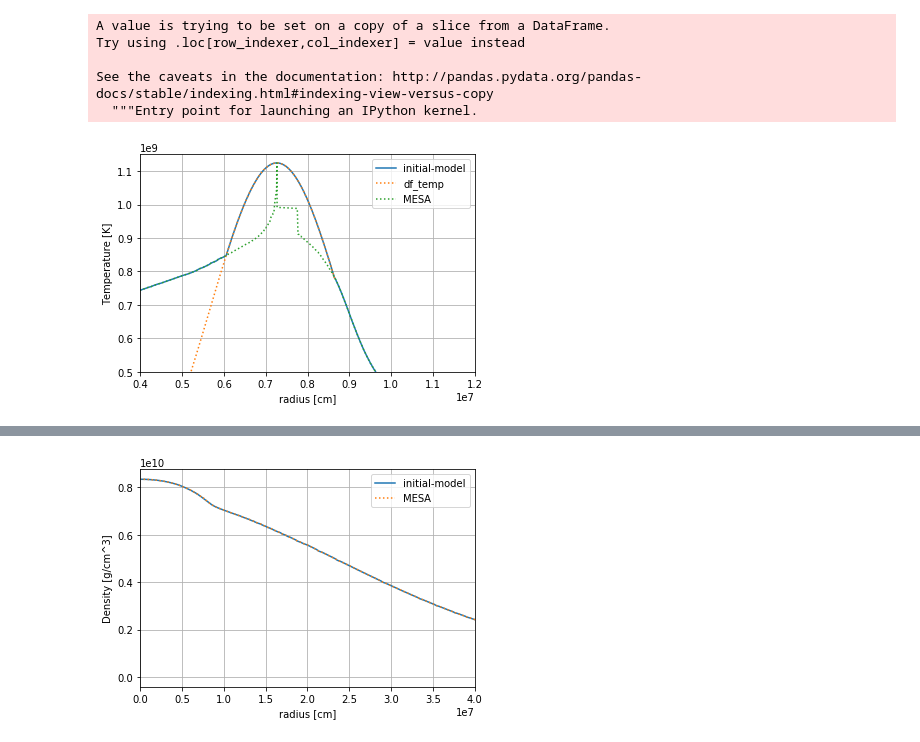
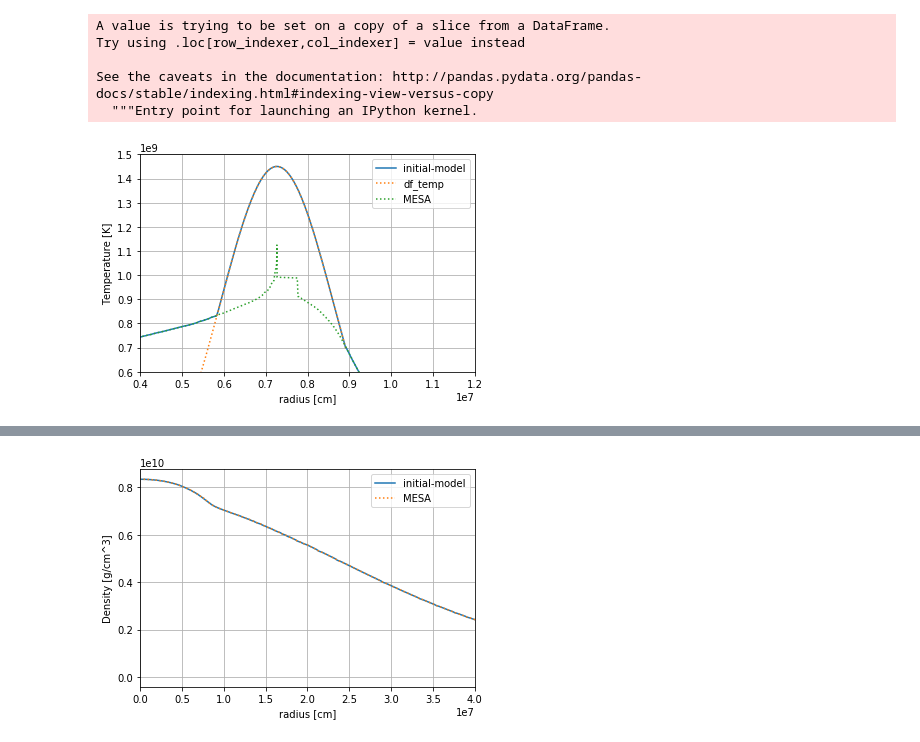
Before and after one commit to XinlongSBU/xinlong_file, a Jupyter notebook: initial-model_prepare/generate_raw.ipynb, the cells around one changed output, grey strips where cells are left out. Drawn from its saved outputs; the diff is of its cells as text; code cells hidden in the pictures.

```diff
--- a/initial-model_prepare/generate_raw.ipynb
+++ b/initial-model_prepare/generate_raw.ipynb
@@ -41,7 +41,7 @@ length
 # %% [output]
 1901
 # %%
-df = data[data['temperature [K]']>7.8e8]
+df = data[data['temperature [K]']>7.0e8]
 dff = data[data['temperature [K]']>8.5e8]
 dfff = data[data['r_center [cm]']<8.5e6]
 # %%
@@ -54,10 +54,11 @@ See the caveats in the documentation: http://pandas.pydata.org/pandas-docs/stabl
   """Entry point for launching an IPython kernel.
 # %%
 df_max = df[df['temperature [K]'] == max(df['temperature [K]'])]
+temp_width = 3700000000000
 # %%
 r0 = float(df_max['r_center [cm]'])
 # %%
-df['temp'] = max(df['temperature [K]'])*np.exp(-(df['r_center [cm]']-r0)**2/5200000000000)
+df['temp'] = 1.45e9*np.exp(-(df['r_center [cm]']-r0)**2/temp_width)
 # %% [output]
 A value is trying to be set on a copy of a slice from a DataFrame.
 Try using .loc[row_indexer,col_indexer] = value instead
@@ -67,8 +68,8 @@ See the caveats in the documentation: http://pandas.pydata.org/pandas-docs/stabl
 # %%
 dn = pd.DataFrame(data = [0]*data.shape[0], columns=['temp'])
 
-index1 = 539
-index2 = 741
+index1 = 535
+index2 = 770
 dn.temp[index1:index2] = df[(df.index>(index1-1)) & (df.index<index2)]['temp']
 dn.temp[0:index1] = data['temperature [K]'][0:index1]
 dn.temp[index2:length] = data['temperature [K]'][index2:length]
@@ -77,16 +78,16 @@ data['temperature [K]'] = dn['temp']
 # %%
 plt.plot(data['r_center [cm]'],data['temperature [K]'],label='initial-model')
 #plt.plot(df['r_center [cm]'],df['temperature [K]'],':',label='df')
 plt.plot(df['r_center [cm]'],df['temp'],':',label='df_temp')
 #plt.plot(data['r_center [cm]'],dn['temp'],'o:',label='dn')
 plt.plot(r_cm,temp,":",label="MESA")
 plt.xlim(4e6,12e6)
-plt.ylim(5.e8,11.5e8)
+plt.ylim(6.e8,15e8)
 plt.grid()
 plt.xlabel("radius [cm]")
 plt.ylabel("Temperature [K]")
 plt.legend()
 plt.savefig("temperature.png")
 # %% [output]
-[figure, old version]
+[figure, new version]
 # %%
```
Also changed, not shown: parts of 28 cells of this notebook, 17 other files.
